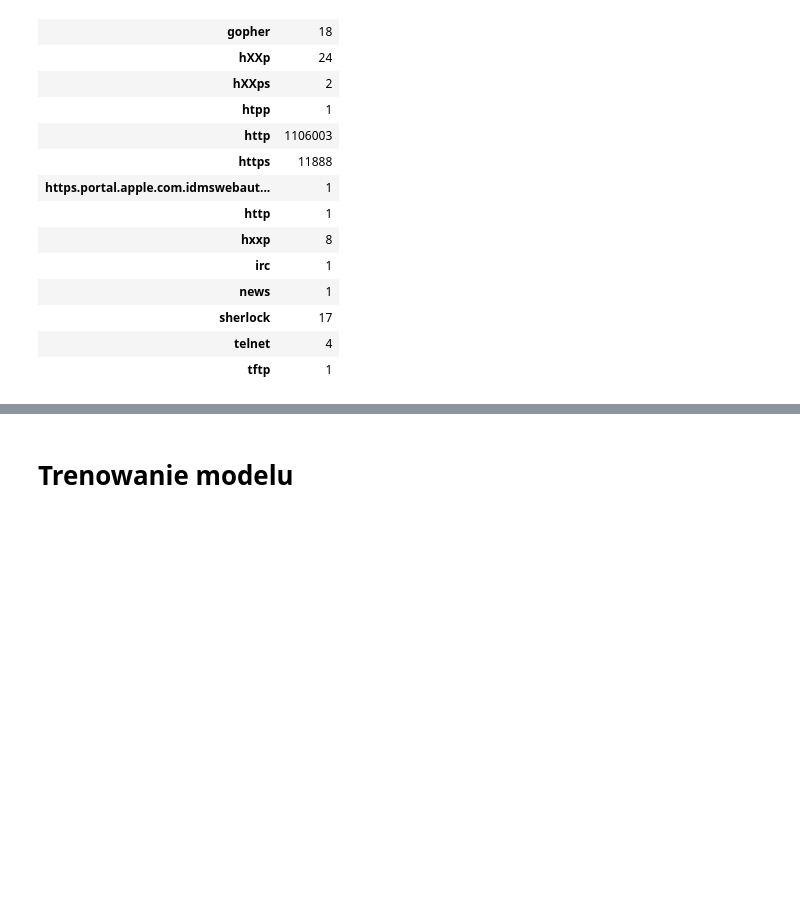
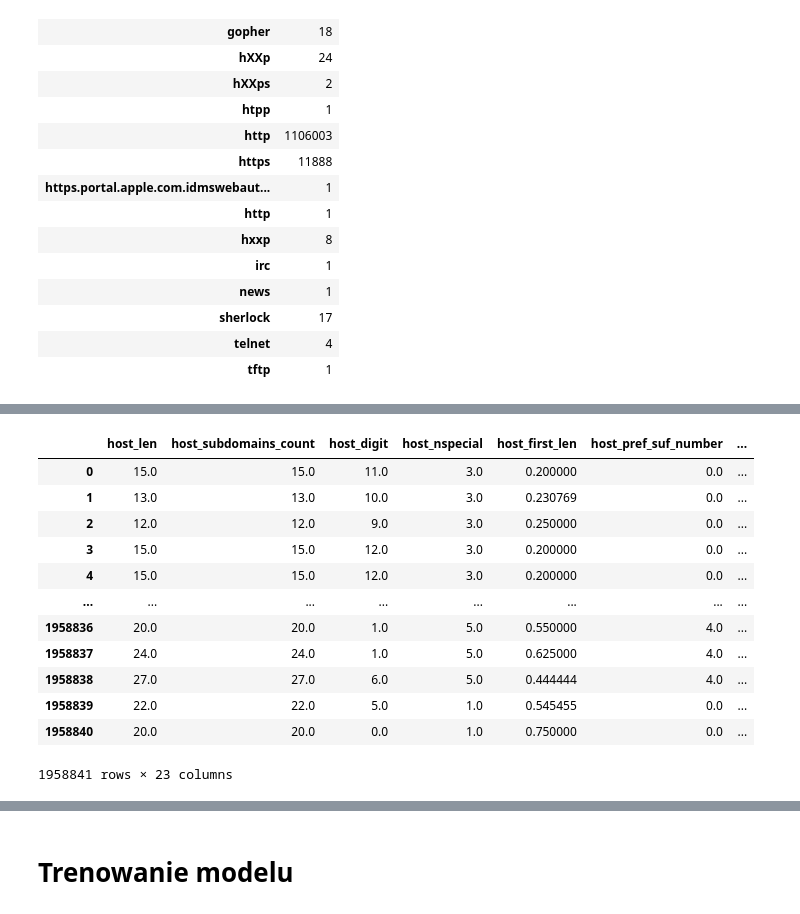
Before and after one commit to knmlprz/mallicious-url-model, a Jupyter notebook: Notebooks/Second_model-combined-URLs.ipynb, the cells around one changed output, grey strips where cells are left out. Cells and saved outputs as stored; diff of their text form; code cells hidden in the pictures; blank space fills up the shorter version.

```diff
--- a/Notebooks/Second_model-combined-URLs.ipynb
+++ b/Notebooks/Second_model-combined-URLs.ipynb
@@ -321,0 +358,16 @@ df[["url", "scheme"]].groupby("scheme").count()
+# %%
+calculated_df
+# %% [output]
+|  | host_len | host_subdomains_count | host_digit | host_nspecial | host_first_len | host_pref_suf_number | ... |
+| 0 | 15.0 | 15.0 | 11.0 | 3.0 | 0.200000 | 0.0 | ... |
+| 1 | 13.0 | 13.0 | 10.0 | 3.0 | 0.230769 | 0.0 | ... |
+| 2 | 12.0 | 12.0 | 9.0 | 3.0 | 0.250000 | 0.0 | ... |
+| 3 | 15.0 | 15.0 | 12.0 | 3.0 | 0.200000 | 0.0 | ... |
+| 4 | 15.0 | 15.0 | 12.0 | 3.0 | 0.200000 | 0.0 | ... |
+| ... | ... | ... | ... | ... | ... | ... | ... |
+| 1958836 | 20.0 | 20.0 | 1.0 | 5.0 | 0.550000 | 4.0 | ... |
+| 1958837 | 24.0 | 24.0 | 1.0 | 5.0 | 0.625000 | 4.0 | ... |
+| 1958838 | 27.0 | 27.0 | 6.0 | 5.0 | 0.444444 | 4.0 | ... |
+| 1958839 | 22.0 | 22.0 | 5.0 | 1.0 | 0.545455 | 0.0 | ... |
+| 1958840 | 20.0 | 20.0 | 0.0 | 1.0 | 0.750000 | 0.0 | ... |
+1958841 rows × 23 columns
```
Also changed, not shown: parts of 8 cells of this notebook, 1 other file.
